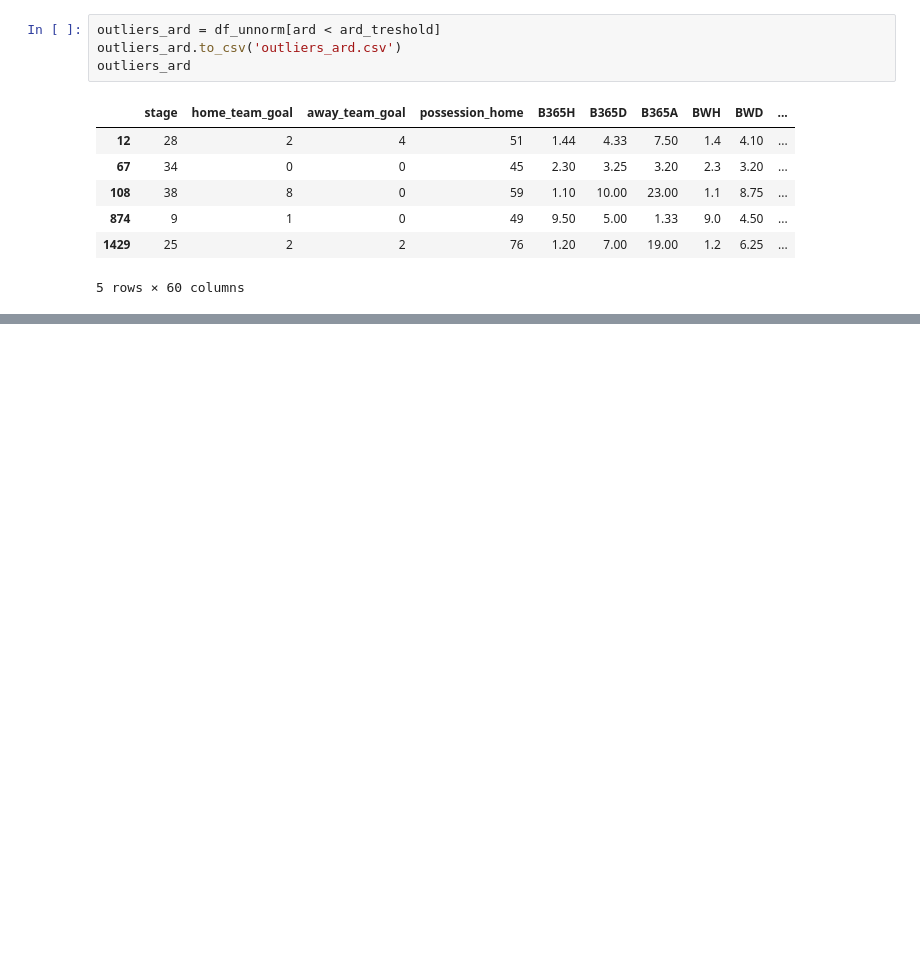
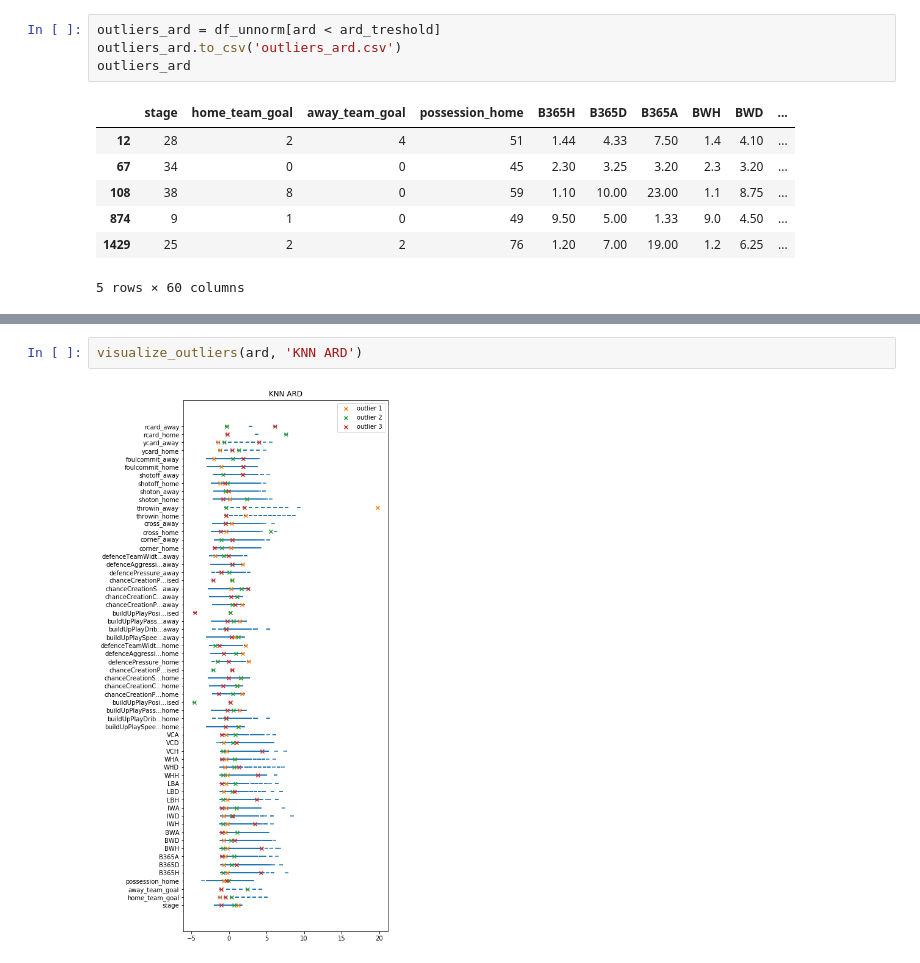
Before and after one commit to ShawnHouCHN/Introduction-to-Machine-Learning-and-Data-Mining-E17, a Jupyter notebook: Project3/Outliers.ipynb, the cells around one changed output, grey strips where cells are left out. Cells and saved outputs as stored; diff of their text form; blank space fills up the shorter version.

```diff
--- a/Project3/Outliers.ipynb
+++ b/Project3/Outliers.ipynb
@@ -146,0 +171,4 @@ outliers_ard
+# %%
+visualize_outliers(ard, 'KNN ARD')
+# %% [output]
+[figure, added]
```
Also changed, not shown: parts of 6 cells of this notebook.
